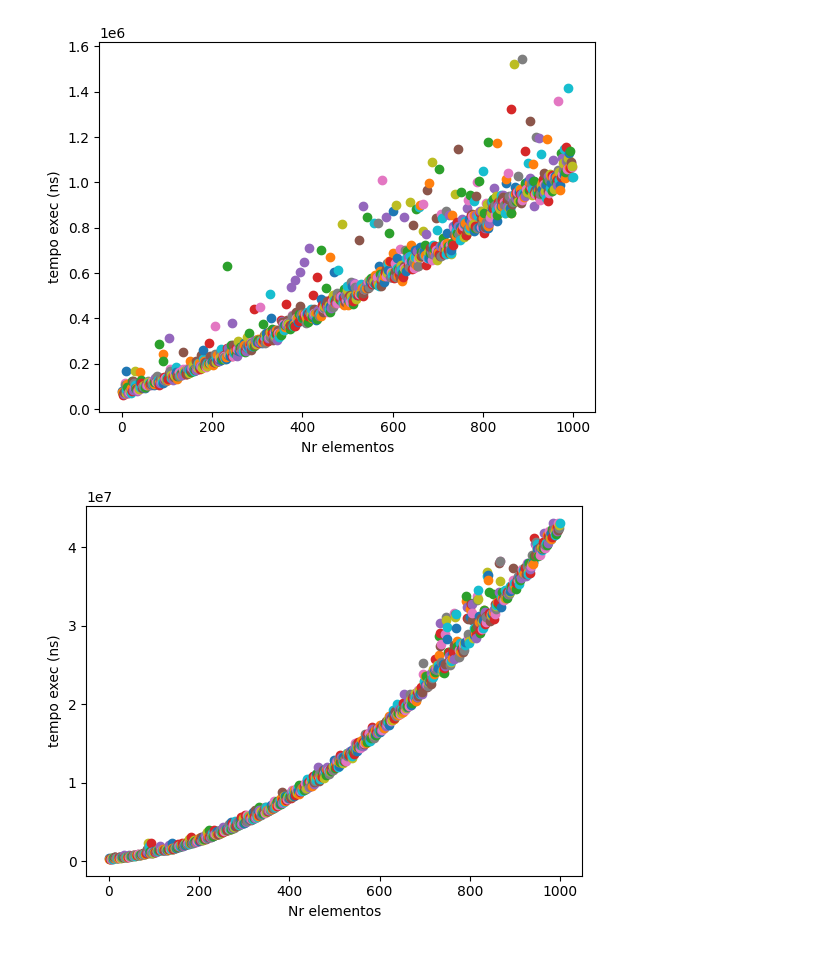
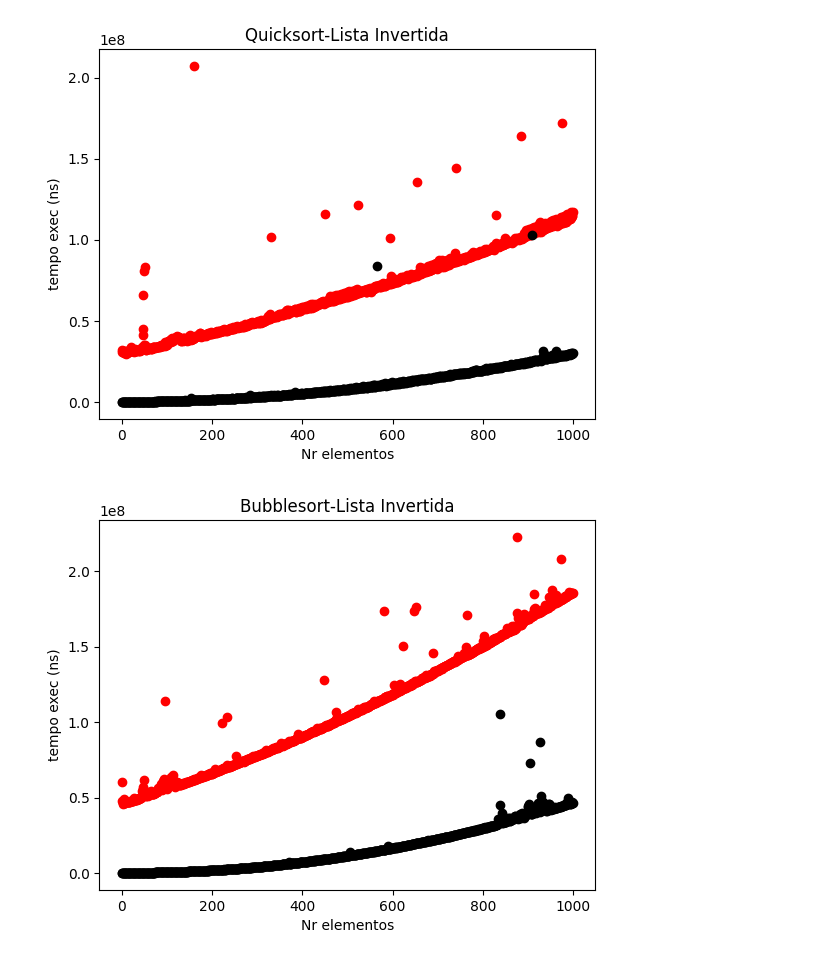
Before and after one commit to MirkosMartins/complexidadeAlgoritmos2-2025, a Jupyter notebook: Emanuel/comparacao-Emanuel.ipynb, the cells around one changed output. Saved outputs shown, nothing was run; the diff lists cells and outputs as text; code cells hidden in the pictures.

```diff
--- a/Emanuel/comparacao-Emanuel.ipynb
+++ b/Emanuel/comparacao-Emanuel.ipynb
@@ -17,32 +17,38 @@ def criaLista(numero):
 # %%
 #QuikSort
 
 def quicksort(arr):
     if len(arr) <= 1: # Caso base: listas com 0 ou 1 elemento já estão ordenadas
         return arr
     else:
         pivo = arr[0] # Escolhe o primeiro elemento como pivô
         menores = [x for x in arr[1:] if x < pivo] # Cria lista de elementos menores que o pivô
         maiores = [x for x in arr[1:] if x >= pivo] # Cria lista de elementos maiores ou iguais ao pivô
         return quicksort(menores) + [pivo] + quicksort(maiores) # Retorna a lista ordenada
 
 
 tempos = []
 for i in range(1000):
-    l = criaLista(100+i)
-    #print(l)
+    l = criaListaI(1000+i)
     ini = time.time_ns()
     quicksort(l)
     fim = time.time_ns()
     tempos.append(fim-ini)
-    plt.scatter(i,tempos[i])
-#t = np.ndarray(tempos)
+    plt.scatter(i,tempos[i],c='red')
+tempos = []
+for i in range(1000):
+    l = criaListaI(10+i)
+    ini = time.time_ns()
+    quicksort(l)
+    fim = time.time_ns()
+    tempos.append(fim-ini)
+    plt.scatter(i,tempos[i],c='black')
+plt.title('Quicksort-Lista Invertida')
 plt.xlabel('Nr elementos')
 plt.ylabel('tempo exec (ns)')
-#plt.bar(t)
 plt.show()
 # %% [output]
-[figure, old version]
+[figure, new version]
 # %%
 # bubblesort
 
@@ -56,17 +62,23 @@ def bubblesort(lista):
 
 tempos = []
 for i in range(1000):
-    l = criaLista(100+i)
-    #print(l)
+    l = criaListaI(1000+i)
     ini = time.time_ns()
     bubblesort(l)
     fim = time.time_ns()
     tempos.append(fim-ini)
-    plt.scatter(i,tempos[i])
-#t = np.ndarray(tempos)
+    plt.scatter(i,tempos[i],c='red')
+tempos = []
+for i in range(1000):
+    l = criaListaI(10+i)
+    ini = time.time_ns()
+    bubblesort(l)
+    fim = time.time_ns()
+    tempos.append(fim-ini)
+    plt.scatter(i,tempos[i],c='black')
+plt.title('Bubblesort-Lista Invertida')
 plt.xlabel('Nr elementos')
 plt.ylabel('tempo exec (ns)')
-#plt.bar(t)
 plt.show()
 # %% [output]
-[figure, old version]
+[figure, new version]
```
Also changed, not shown: parts of 1 cell of this notebook.
